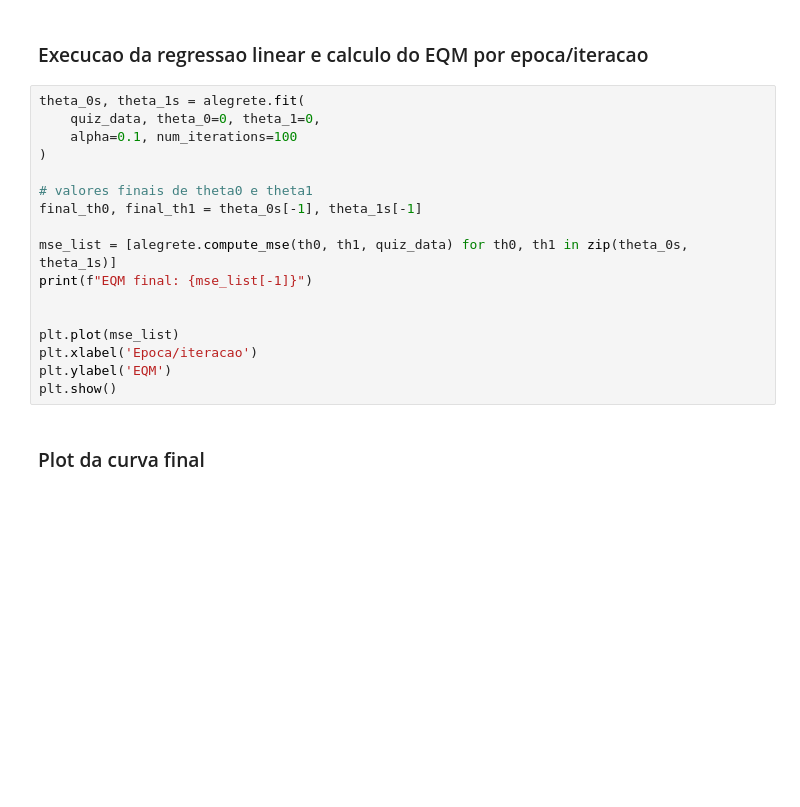
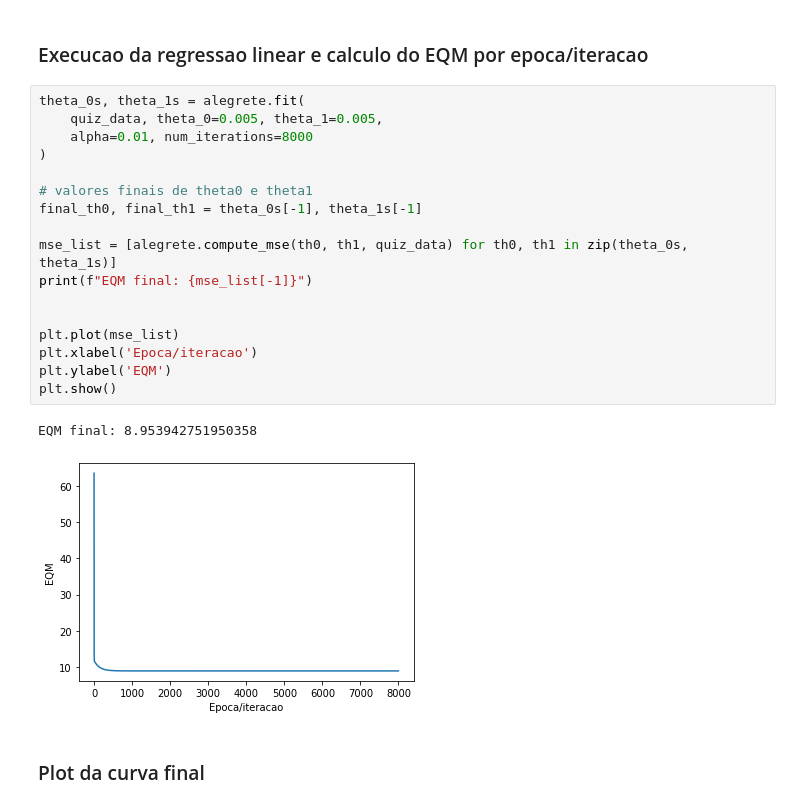
Before and after one commit to vickyad/ia-trab3, a Jupyter notebook: alegrete.ipynb, the cells around one changed output. Saved outputs shown, nothing was run; the diff lists cells and outputs as text; blank space fills up the shorter version.

```diff
--- a/alegrete.ipynb
+++ b/alegrete.ipynb
@@ -38,21 +35,24 @@ plt.show()
 ### Execucao da regressao linear e calculo do EQM por epoca/iteracao
 # %%
 theta_0s, theta_1s = alegrete.fit(
-    quiz_data, theta_0=0, theta_1=0,
-    alpha=0.1, num_iterations=100
+    quiz_data, theta_0=0.005, theta_1=0.005,
+    alpha=0.01, num_iterations=8000
 )
 
 # valores finais de theta0 e theta1
 final_th0, final_th1 = theta_0s[-1], theta_1s[-1]
 
 mse_list = [alegrete.compute_mse(th0, th1, quiz_data) for th0, th1 in zip(theta_0s, theta_1s)]
 print(f"EQM final: {mse_list[-1]}")
 
 
 plt.plot(mse_list)
 plt.xlabel('Epoca/iteracao')
 plt.ylabel('EQM')
 plt.show()
+# %% [output]
+EQM final: 8.953942751950358
+[figure, added]
 # %% [markdown]
 ### Plot da curva final
 # %%
```
Also changed, not shown: parts of 3 cells of this notebook, 1 other file.
